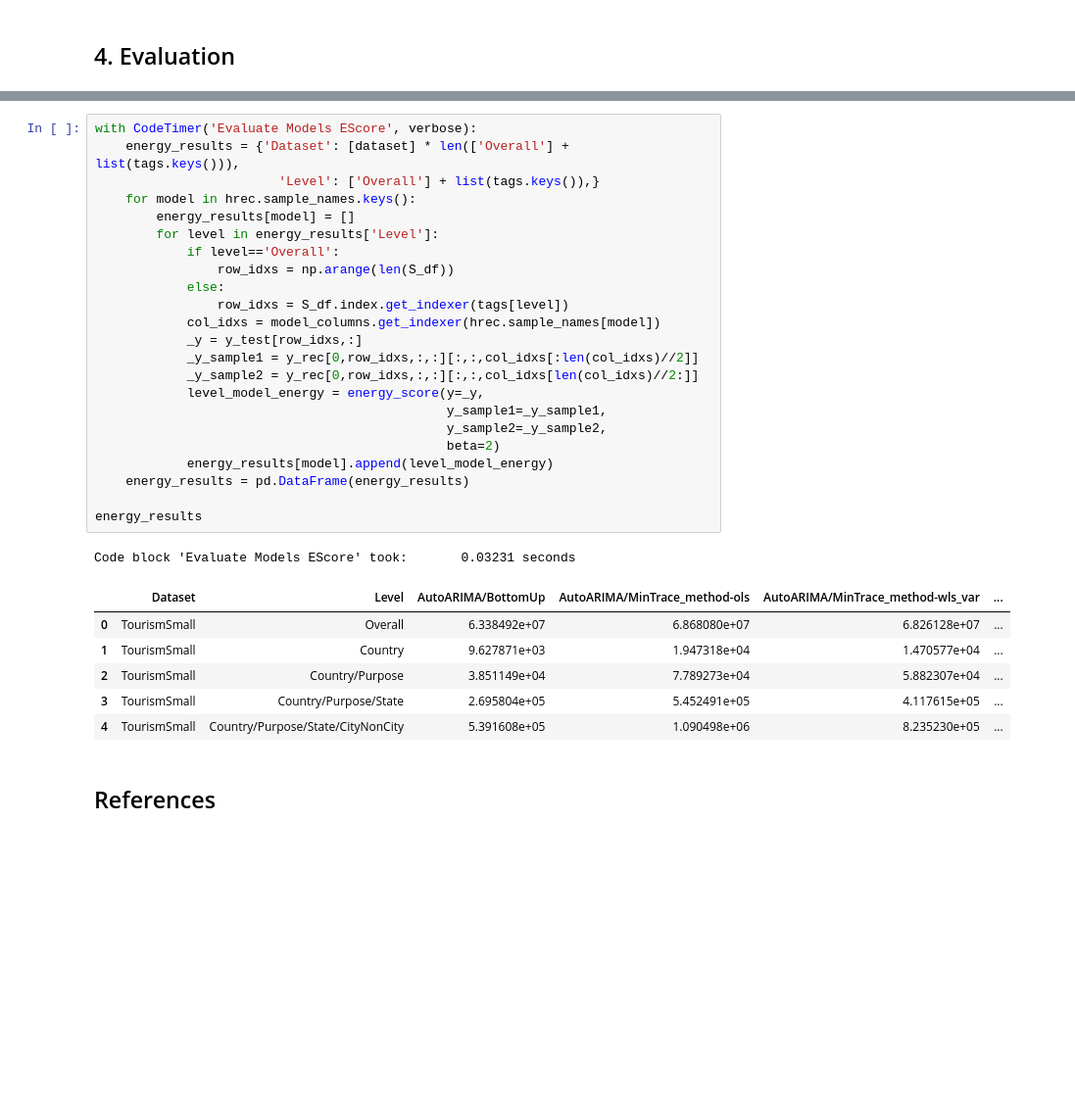
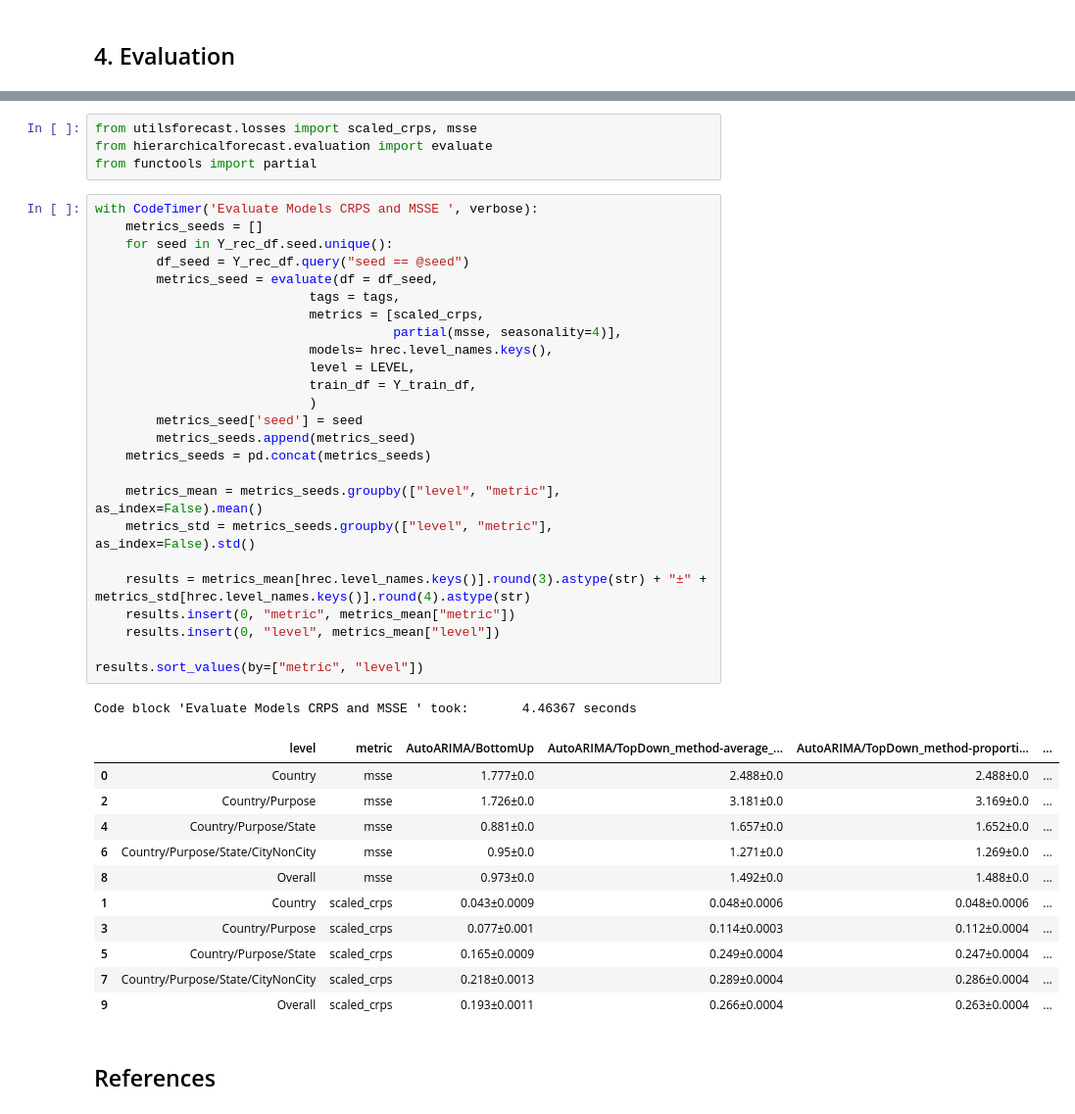
Before and after one commit to Nixtla/hierarchicalforecast, a Jupyter notebook: nbs/examples/TourismLarge-Evaluation.ipynb, the cells around one changed output, grey strips where cells are left out. Shown: that part at 98% size. Cells and saved outputs as stored; diff of their text form; blank space fills up the shorter version.

```diff
--- a/nbs/examples/TourismLarge-Evaluation.ipynb
+++ b/nbs/examples/TourismLarge-Evaluation.ipynb
@@ -339,34 +178,45 @@ Code block 'Evaluate Models MSSE  ' took:       0.12454 seconds
-# %%
-with CodeTimer('Evaluate Models EScore', verbose):
-    energy_results = {'Dataset': [dataset] * len(['Overall'] + list(tags.keys())),
-                        'Level': ['Overall'] + list(tags.keys()),}
-    for model in hrec.sample_names.keys():
-        energy_results[model] = []
-        for level in energy_results['Level']:
-            if level=='Overall':
-                row_idxs = np.arange(len(S_df))
-            else:
-                row_idxs = S_df.index.get_indexer(tags[level])
-            col_idxs = model_columns.get_indexer(hrec.sample_names[model])
-            _y = y_test[row_idxs,:]
-            _y_sample1 = y_rec[0,row_idxs,:,:][:,:,col_idxs[:len(col_idxs)//2]]
-            _y_sample2 = y_rec[0,row_idxs,:,:][:,:,col_idxs[len(col_idxs)//2:]]
-            level_model_energy = energy_score(y=_y,
-                                              y_sample1=_y_sample1,
-                                              y_sample2=_y_sample2,
-                                              beta=2)
-            energy_results[model].append(level_model_energy)
-    energy_results = pd.DataFrame(energy_results)
-
-energy_results
-# %% [output]
-Code block 'Evaluate Models EScore' took:       0.03231 seconds
-|  | Dataset | Level | AutoARIMA/BottomUp | AutoARIMA/MinTrace_method-ols | AutoARIMA/MinTrace_method-wls_var | ... |
-| 0 | TourismSmall | Overall | 6.338492e+07 | 6.868080e+07 | 6.826128e+07 | ... |
-| 1 | TourismSmall | Country | 9.627871e+03 | 1.947318e+04 | 1.470577e+04 | ... |
-| 2 | TourismSmall | Country/Purpose | 3.851149e+04 | 7.789273e+04 | 5.882307e+04 | ... |
-| 3 | TourismSmall | Country/Purpose/State | 2.695804e+05 | 5.452491e+05 | 4.117615e+05 | ... |
-| 4 | TourismSmall | Country/Purpose/State/CityNonCity | 5.391608e+05 | 1.090498e+06 | 8.235230e+05 | ... |
+# %%
+from utilsforecast.losses import scaled_crps, msse
+from hierarchicalforecast.evaluation import evaluate
+from functools import partial
+# %%
+with CodeTimer('Evaluate Models CRPS and MSSE ', verbose):
+    metrics_seeds = []
+    for seed in Y_rec_df.seed.unique():
+        df_seed = Y_rec_df.query("seed == @seed")
+        metrics_seed = evaluate(df = df_seed,
+                            tags = tags,
+                            metrics = [scaled_crps,
+                                       partial(msse, seasonality=4)],
+                            models= hrec.level_names.keys(),
+                            level = LEVEL,
+                            train_df = Y_train_df,
+                            )
+        metrics_seed['seed'] = seed
+        metrics_seeds.append(metrics_seed)
+    metrics_seeds = pd.concat(metrics_seeds)
+
+    metrics_mean = metrics_seeds.groupby(["level", "metric"], as_index=False).mean()
+    metrics_std = metrics_seeds.groupby(["level", "metric"], as_index=False).std()
+
+    results = metrics_mean[hrec.level_names.keys()].round(3).astype(str) + "±" + metrics_std[hrec.level_names.keys()].round(4).astype(str)
+    results.insert(0, "metric", metrics_mean["metric"])
+    results.insert(0, "level", metrics_mean["level"])
+
+results.sort_values(by=["metric", "level"])
+# %% [output]
+Code block 'Evaluate Models CRPS and MSSE ' took:       4.46367 seconds
+|  | level | metric | AutoARIMA/BottomUp | AutoARIMA/TopDown_method-average_... | AutoARIMA/TopDown_method-proporti... | ... |
+| 0 | Country | msse | 1.777±0.0 | 2.488±0.0 | 2.488±0.0 | ... |
+| 2 | Country/Purpose | msse | 1.726±0.0 | 3.181±0.0 | 3.169±0.0 | ... |
+| 4 | Country/Purpose/State | msse | 0.881±0.0 | 1.657±0.0 | 1.652±0.0 | ... |
+| 6 | Country/Purpose/State/CityNonCity | msse | 0.95±0.0 | 1.271±0.0 | 1.269±0.0 | ... |
+| 8 | Overall | msse | 0.973±0.0 | 1.492±0.0 | 1.488±0.0 | ... |
+| 1 | Country | scaled_crps | 0.043±0.0009 | 0.048±0.0006 | 0.048±0.0006 | ... |
+| 3 | Country/Purpose | scaled_crps | 0.077±0.001 | 0.114±0.0003 | 0.112±0.0004 | ... |
+| 5 | Country/Purpose/State | scaled_crps | 0.165±0.0009 | 0.249±0.0004 | 0.247±0.0004 | ... |
+| 7 | Country/Purpose/State/CityNonCity | scaled_crps | 0.218±0.0013 | 0.289±0.0004 | 0.286±0.0004 | ... |
+| 9 | Overall | scaled_crps | 0.193±0.0011 | 0.266±0.0004 | 0.263±0.0004 | ... |
 # %% [markdown]
 ## References
 # %% [markdown]
```
Also changed, not shown: parts of 14 cells of this notebook, 10 other files.
